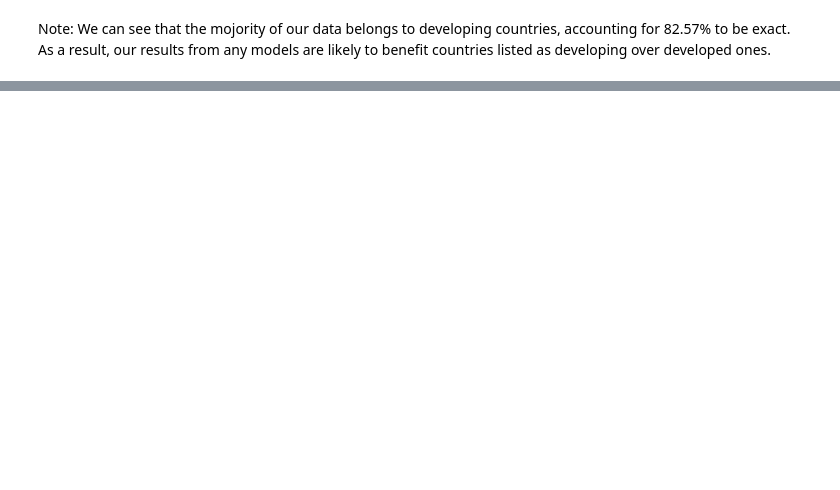
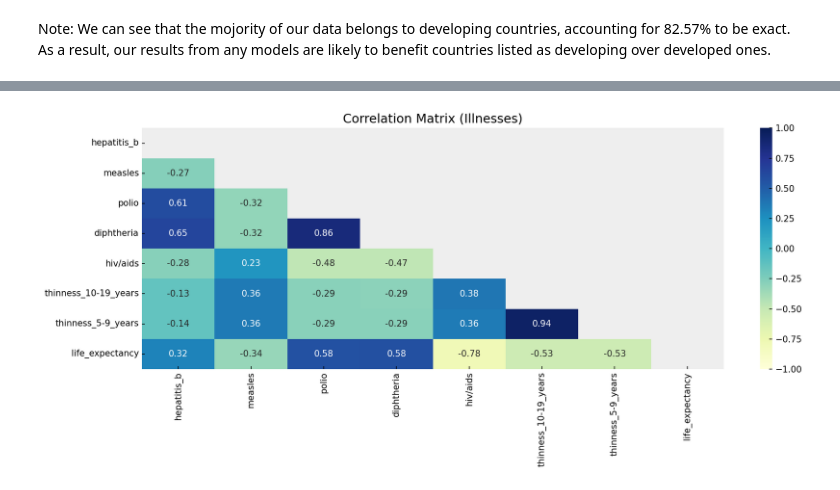
Before and after one commit to Dnezzhello/python_project, a Jupyter notebook: life_expectancy.ipynb, the cells around one changed output, grey strips where cells are left out. Cells and saved outputs as stored; diff of their text form; code cells hidden in the pictures; blank space fills up the shorter version.

```diff
--- a/life_expectancy.ipynb
+++ b/life_expectancy.ipynb
@@ -418,0 +462,5 @@ Note: We can see that the mojority of our data belongs to developing countries,
+# %%
+# correlations between illnesses
+illness_list = ['hepatitis_b', 'measles', 'polio', 'diphtheria', 'hiv/aids',
+                     'thinness_10-19_years', 'thinness_5-9_years', 'life_expectancy']
+corr_illness_matrix = wins_df[illness_list].corr()
@@ -418,0 +479,9 @@ Note: We can see that the mojority of our data belongs to developing countries,
+# %%
+plt.figure(figsize=(15,5), dpi=150)
+sns.heatmap(corr_illness_matrix, annot=True, fmt='.2g', vmin=-1,
+            vmax=1, center=0, cmap='YlGnBu',
+           mask=np.triu(corr_illness_matrix))
+plt.title("Correlation Matrix (Illnesses)")
+plt.show()
+# %% [output]
+[figure, added]
```
Also changed, not shown: parts of 12 cells of this notebook, 1 other file.
